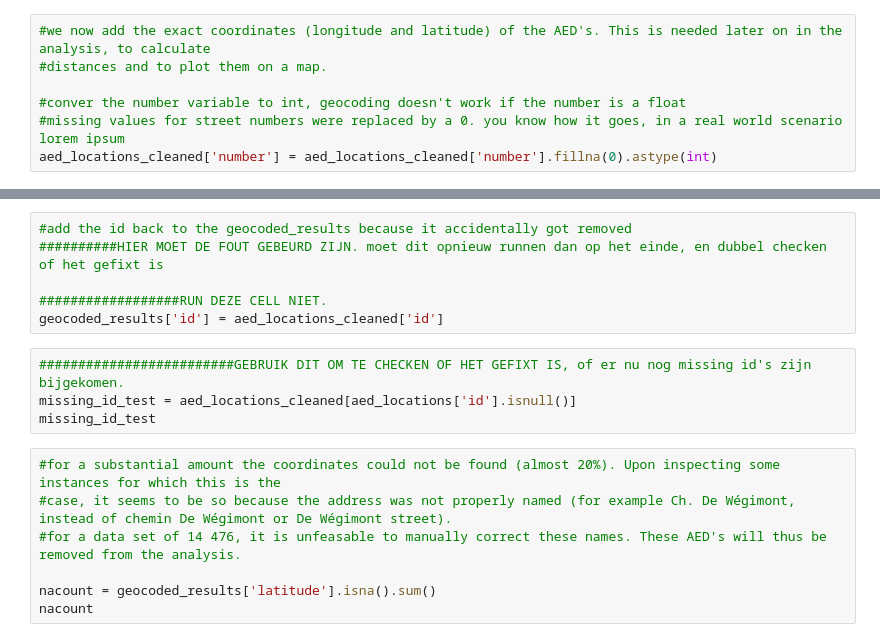
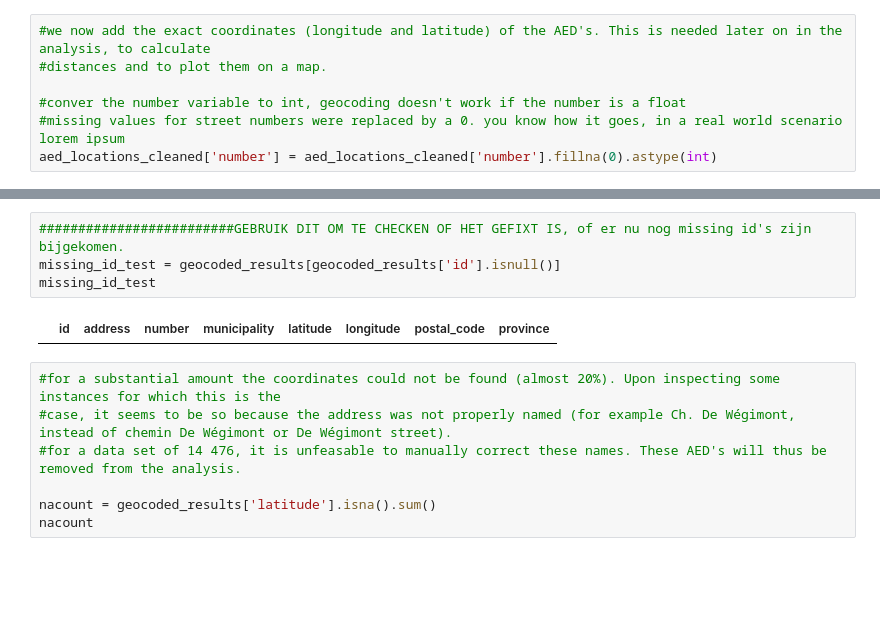
Before and after one commit to Elouan-Debels/MDAProject, a Jupyter notebook: data cleaning.ipynb, the cells around one changed output, grey strips where cells are left out. Cells and saved outputs as stored; diff of their text form; blank space fills up the shorter version.

```diff
--- a/data cleaning.ipynb
+++ b/data cleaning.ipynb
@@ -569,13 +569,9 @@ geocoded_results
-# %%
-#add the id back to the geocoded_results because it accidentally got removed
-##########HIER MOET DE FOUT GEBEURD ZIJN. moet dit opnieuw runnen dan op het einde, en dubbel checken of het gefixt is
-
-##################RUN DEZE CELL NIET.
-geocoded_results['id'] = aed_locations_cleaned['id']
 # %%
 #########################GEBRUIK DIT OM TE CHECKEN OF HET GEFIXT IS, of er nu nog missing id's zijn bijgekomen.
-missing_id_test = aed_locations_cleaned[aed_locations['id'].isnull()]
+missing_id_test = geocoded_results[geocoded_results['id'].isnull()]
 missing_id_test
+# %% [output]
+|  | id | address | number | municipality | latitude | longitude | postal_code | province |
 # %%
 #for a substantial amount the coordinates could not be found (almost 20%). Upon inspecting some instances for which this is the
 #case, it seems to be so because the address was not properly named (for example Ch. De Wégimont, instead of chemin De Wégimont or De Wégimont street).
```
Also changed, not shown: parts of 2 cells of this notebook, 2 other files.
